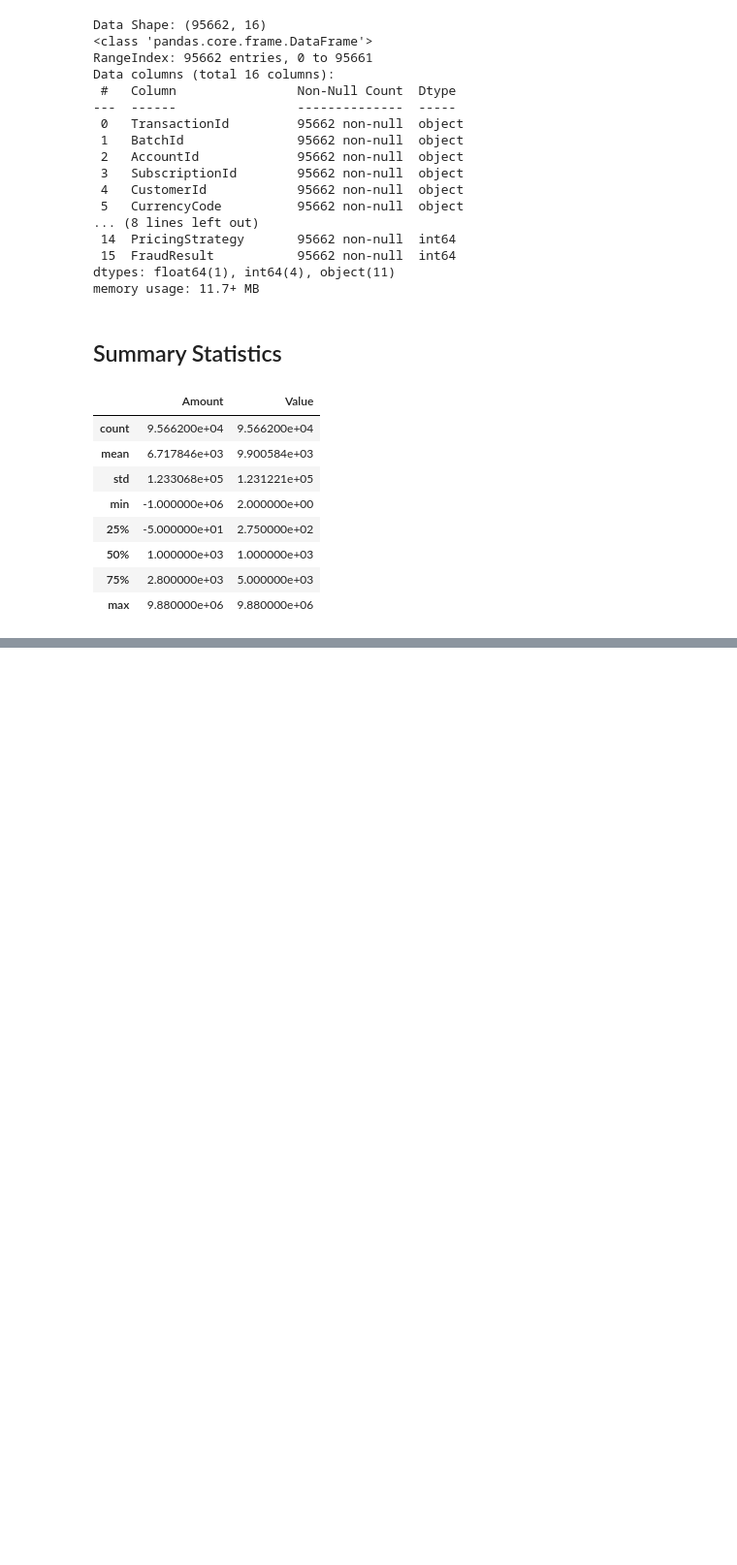
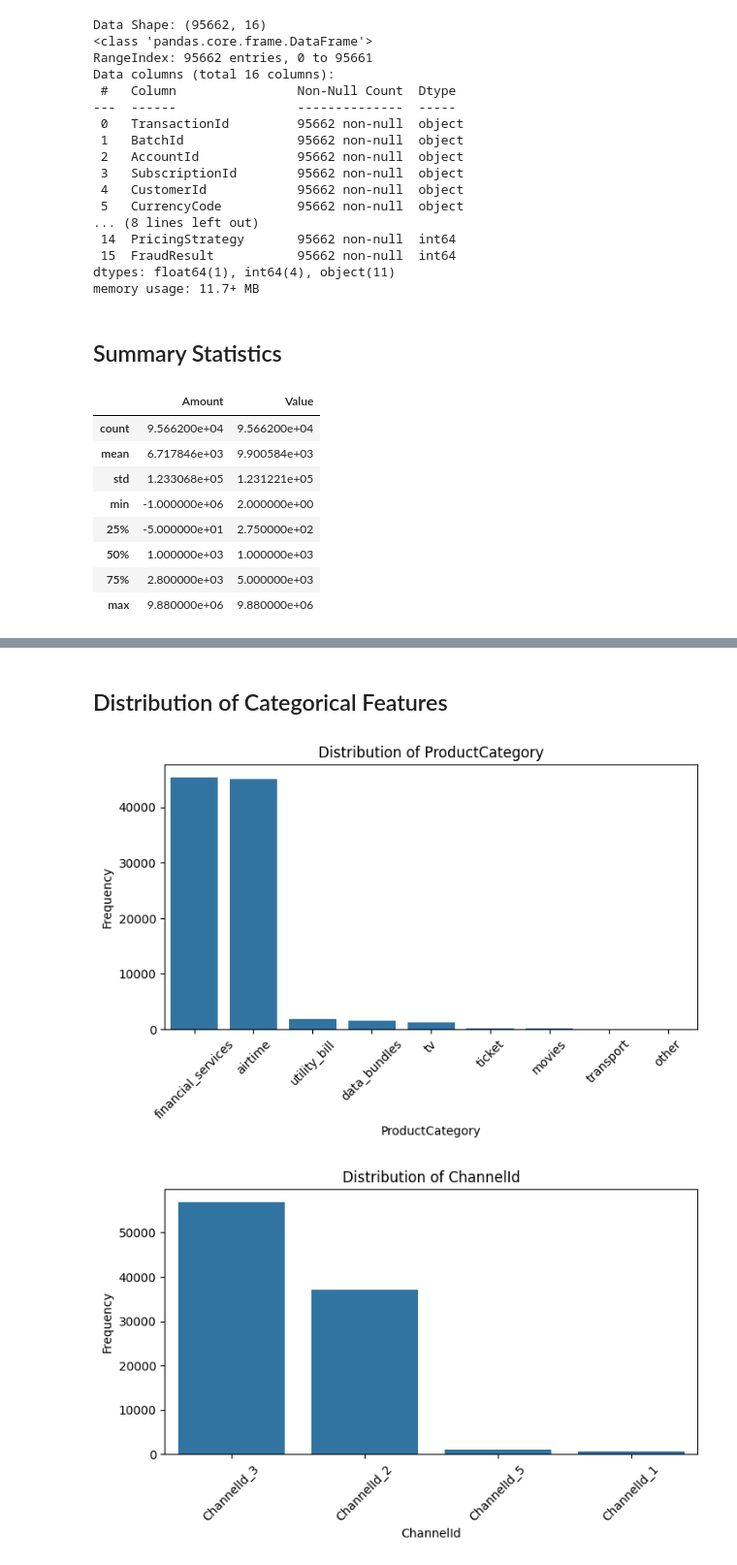
Before and after one commit to Aryam-21/proxy-based-credit-scoring, a Jupyter notebook: notebooks/eda.ipynb, the cells around one changed output, grey strips where cells are left out. Shown: that part at 97% size. Cells and saved outputs as stored; diff of their text form; code cells hidden in the pictures; blank space fills up the shorter version.

```diff
--- a/notebooks/eda.ipynb
+++ b/notebooks/eda.ipynb
@@ -56,0 +66,10 @@ df.describe(include='object')
+# %% [markdown]
+## Distribution of Categorical Features
+# %%
+cat_cols = ['ProductCategory', 'ChannelId', 'ProviderId', 'PricingStrategy', 'FraudResult']
+
+for col in cat_cols:
+    ploter.plot_categorical(df, col)
+# %% [output]
+[figure, added]
+[figure, added]
```
Also changed, not shown: parts of 10 cells of this notebook.
